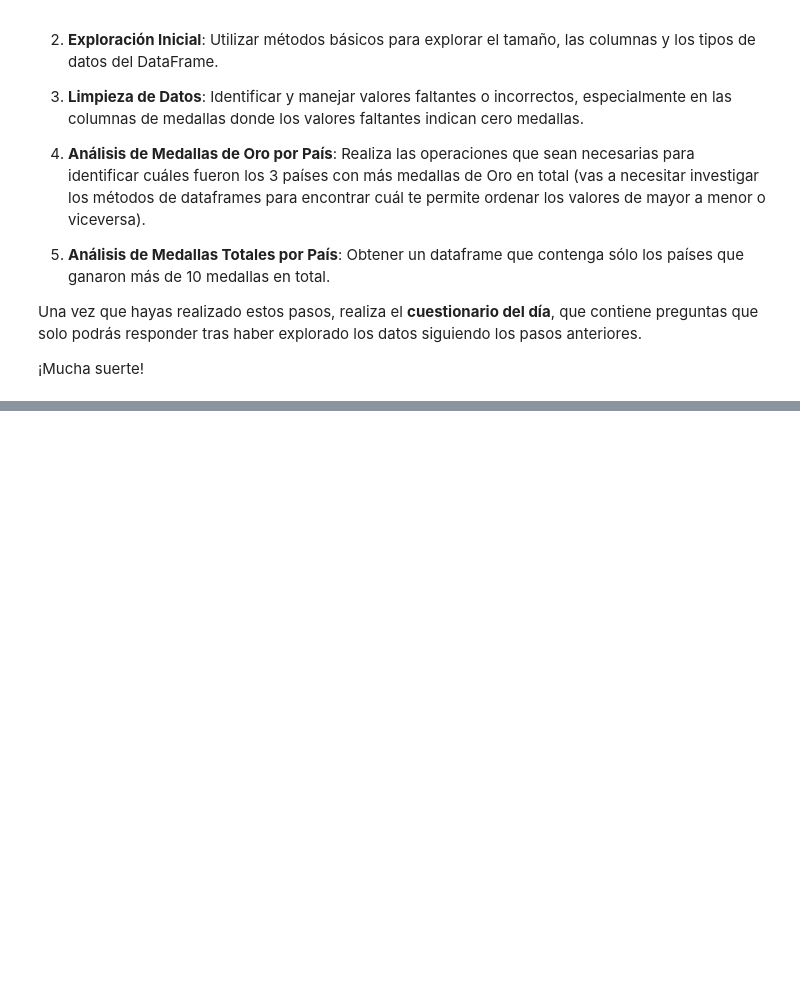
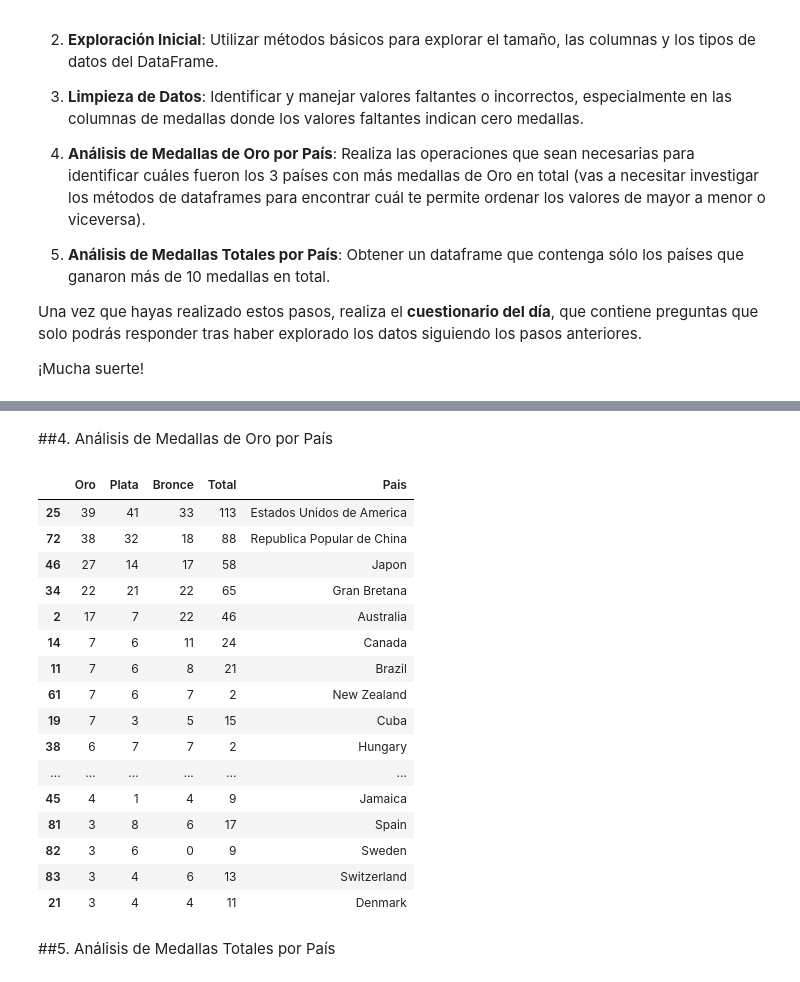
Before and after one commit to MyAppsTest/ciencia_datos_udemy_fg, a Jupyter notebook: Proyecto del Día 6 - Análisis de Medallas Olímpicas.ipynb, the cells around one changed output, grey strips where cells are left out. Cells and saved outputs as stored; diff of their text form; code cells hidden in the pictures; blank space fills up the shorter version.

```diff
--- a/Proyecto del Día 6 - Análisis de Medallas Olímpicas.ipynb
+++ b/Proyecto del Día 6 - Análisis de Medallas Olímpicas.ipynb
@@ -27,0 +84,8 @@ Una vez que hayas realizado estos pasos, realiza el **cuestionario del día**, q
+# %%
+valores_nulos = {"Oro":0, "Plata":0, "Bronce":0}
+# %%
+df = df.fillna(valores_nulos)
+# %%
+df['Oro'] = df['Oro'].astype(int)
+df['Plata'] = df['Plata'].astype(int)
+df['Bronce'] = df['Bronce'].astype(int)
@@ -27,0 +107,26 @@ Una vez que hayas realizado estos pasos, realiza el **cuestionario del día**, q
+# %% [markdown]
+##4. Análisis de Medallas de Oro por País
+# %%
+df =df.sort_values(["Oro", "Plata", "Bronce"], ascending=False)
+# %%
+df.head(20)
+# %% [output]
+|  | Oro | Plata | Bronce | Total | Pais |
+| 25 | 39 | 41 | 33 | 113 | Estados Unidos de America |
+| 72 | 38 | 32 | 18 | 88 | Republica Popular de China |
+| 46 | 27 | 14 | 17 | 58 | Japon |
+| 34 | 22 | 21 | 22 | 65 | Gran Bretana |
+| 2 | 17 | 7 | 22 | 46 | Australia |
+| 14 | 7 | 6 | 11 | 24 | Canada |
+| 11 | 7 | 6 | 8 | 21 | Brazil |
+| 61 | 7 | 6 | 7 | 2 | New Zealand |
+| 19 | 7 | 3 | 5 | 15 | Cuba |
+| 38 | 6 | 7 | 7 | 2 | Hungary |
+| ... | ... | ... | ... | ... | ... |
+| 45 | 4 | 1 | 4 | 9 | Jamaica |
+| 81 | 3 | 8 | 6 | 17 | Spain |
+| 82 | 3 | 6 | 0 | 9 | Sweden |
+| 83 | 3 | 4 | 6 | 13 | Switzerland |
+| 21 | 3 | 4 | 4 | 11 | Denmark |
+# %% [markdown]
+##5. Análisis de Medallas Totales por País
```
Also changed, not shown: parts of 13 cells of this notebook.
